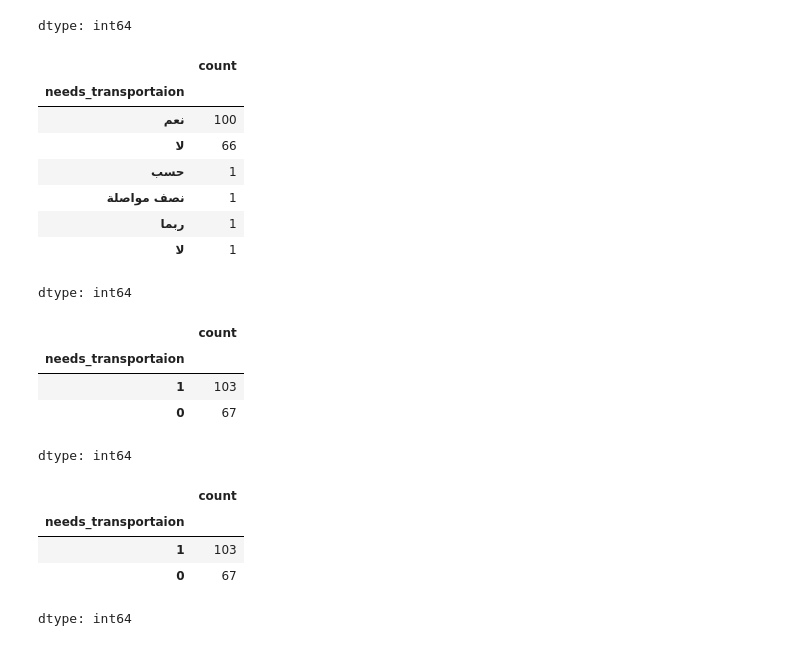
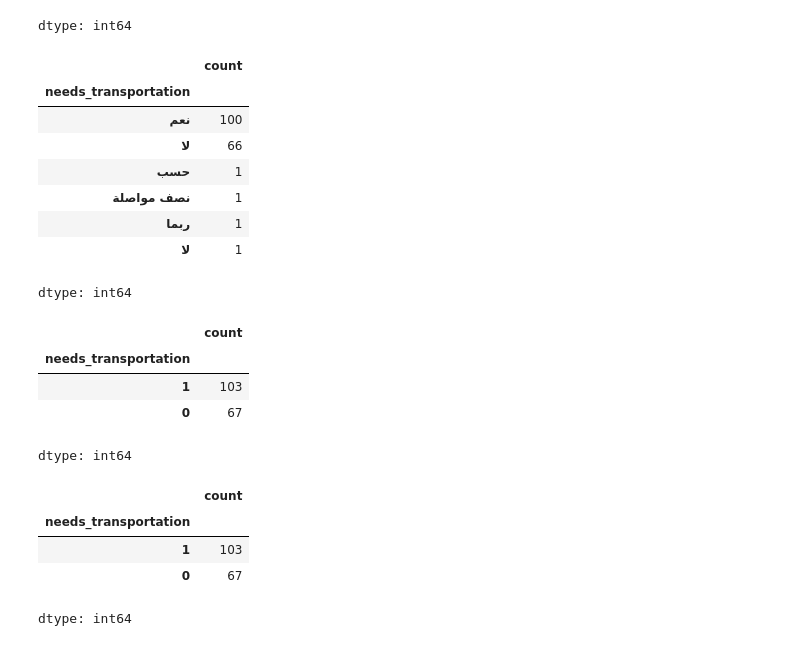
Before and after one commit to EssaAlsharif/Data-Driven-Insights-into-Taekwondo-Player-Behavior, a Jupyter notebook: Data_Driven_Insights_into_Taekwondo_Player_Behavior.ipynb, the cells around one changed output. Saved outputs shown, nothing was run; the diff lists cells and outputs as text; code cells hidden in the pictures.

```diff
--- a/Data_Driven_Insights_into_Taekwondo_Player_Behavior.ipynb
+++ b/Data_Driven_Insights_into_Taekwondo_Player_Behavior.ipynb
@@ -134,7 +134,7 @@ data = data.rename(columns={
     'هل مارس المشترك ألعاب قتالية سابقاً؟': 'previous_fighting_experience',
     'حالة المشترك الصحية': 'has_health_condition',
     'هل أجري للمشترك عمليات جراحية؟': 'had_surgery',
-    'المواصلات':'needs_transportaion',
+    'المواصلات':'needs_transportation',
 })
 # %%
 data = data.dropna(subset=['player_status'])
@@ -244,11 +244,11 @@ data['player_status'].value_counts()
 | swindler | 14 |
 dtype: int64
 # %%
-# player_status: may be  stopped or windler: 0, continuous: 1.
+# player_status: may be  stopped or windler: 1, continuous: 0.
 data['player_status'] = data['player_status'].map({
-    'stopped': 0,
-    'swindler': 0,
-    'continuous': 1
+    'stopped': 1,
+    'swindler': 1,
+    'continuous': 0
 })
 # %%
 data['player_status'].value_counts()
@@ -685,10 +685,10 @@ data['had_surgery'].value_counts()
 | 1 | 22 |
 dtype: int64
 # %%
-data['needs_transportaion'].value_counts()
+data['needs_transportation'].value_counts()
 # %% [output]
 |  | count |
-| needs_transportaion |  |
+| needs_transportation |  |
 | نعم | 100 |
 | لا | 66 |
 | حسب | 1 |
@@ -712,16 +712,16 @@ data['needs_transportaion'] = data['needs_transportaion'].apply(classify_transpo
 # %%
-data['needs_transportaion'].value_counts()
+data['needs_transportation'].value_counts()
 # %% [output]
 |  | count |
-| needs_transportaion |  |
+| needs_transportation |  |
 | 1 | 103 |
 | 0 | 67 |
 dtype: int64
 # %%
-data['needs_transportaion'].value_counts()
+data['needs_transportation'].value_counts()
 # %% [output]
 |  | count |
-| needs_transportaion |  |
+| needs_transportation |  |
 | 1 | 103 |
 | 0 | 67 |
 dtype: int64
```
Also changed, not shown: parts of 7 cells of this notebook.
